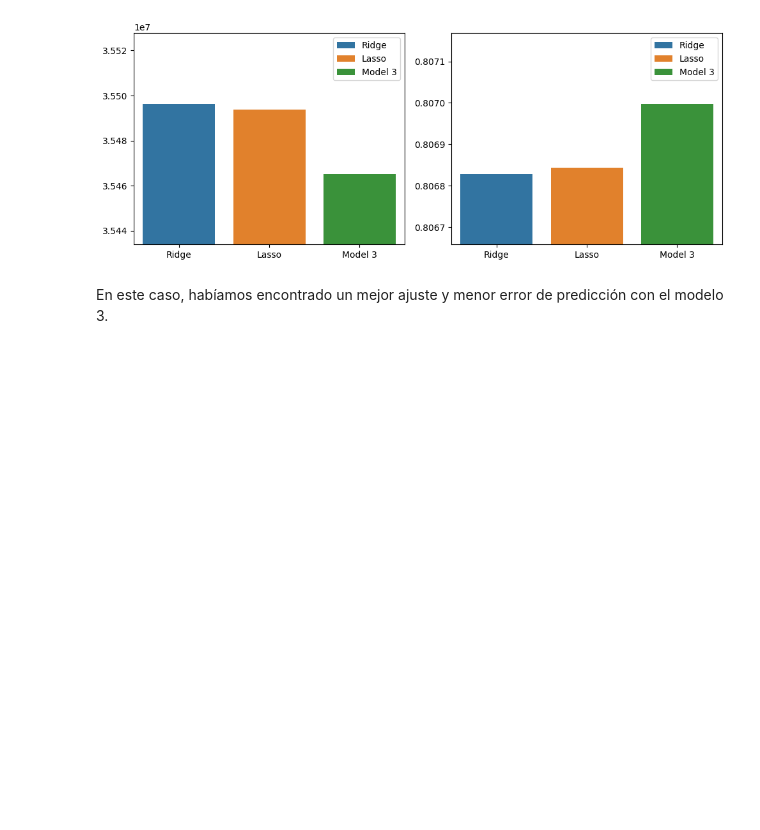
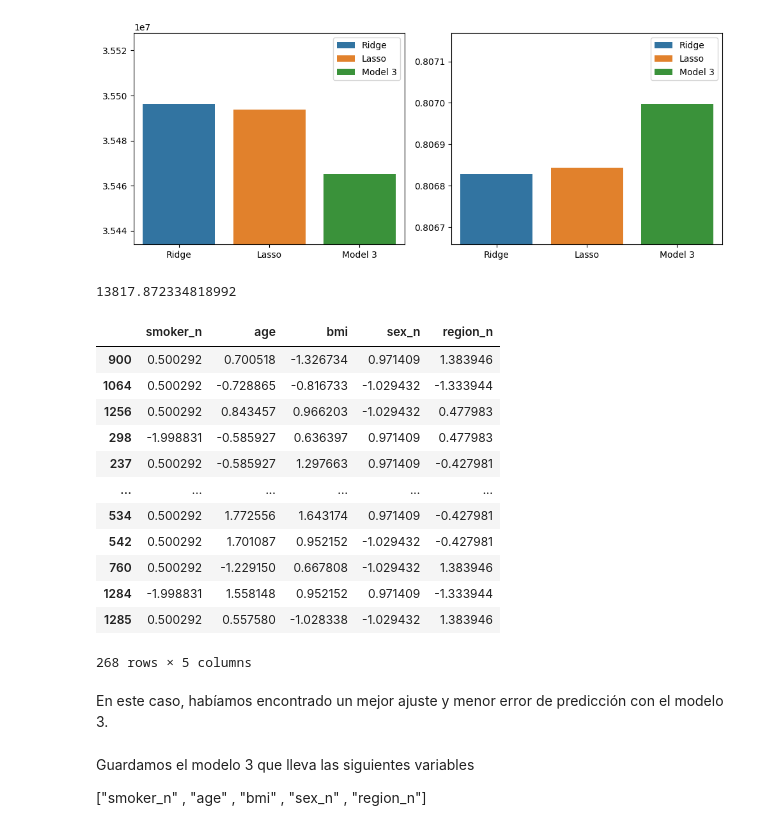
Before and after one commit to 4GeeksAcademy/Isa-Reg-Linear, a Jupyter notebook: src/explore.ipynb, the cells around one changed output. Cells and saved outputs as stored; diff of their text form; code cells hidden in the pictures; blank space fills up the shorter version.

```diff
--- a/src/explore.ipynb
+++ b/src/explore.ipynb
@@ -386,5 +411,29 @@ Coeficientes Modelo 3:, [-9236.73244303  3517.79778117  1890.03812167   -50.3049
    273.70586194]
  MSE:35465218.94
 [figure]
+# %%
+y_pred3.mean()
+# %% [output]
+13817.872334818992
+# %%
+X_test_norm[group_var3]
+# %% [output]
+|  | smoker_n | age | bmi | sex_n | region_n |
+| 900 | 0.500292 | 0.700518 | -1.326734 | 0.971409 | 1.383946 |
+| 1064 | 0.500292 | -0.728865 | -0.816733 | -1.029432 | -1.333944 |
+| 1256 | 0.500292 | 0.843457 | 0.966203 | -1.029432 | 0.477983 |
+| 298 | -1.998831 | -0.585927 | 0.636397 | 0.971409 | 0.477983 |
+| 237 | 0.500292 | -0.585927 | 1.297663 | 0.971409 | -0.427981 |
+| ... | ... | ... | ... | ... | ... |
+| 534 | 0.500292 | 1.772556 | 1.643174 | 0.971409 | -0.427981 |
+| 542 | 0.500292 | 1.701087 | 0.952152 | -1.029432 | -0.427981 |
+| 760 | 0.500292 | -1.229150 | 0.667808 | -1.029432 | 1.383946 |
+| 1284 | -1.998831 | 1.558148 | 0.952152 | 0.971409 | -1.333944 |
+| 1285 | 0.500292 | 0.557580 | -1.028338 | -1.029432 | 1.383946 |
+268 rows × 5 columns
 # %% [markdown]
 En este caso, habíamos encontrado un mejor ajuste y menor error de predicción con el modelo 3.
+# %% [markdown]
+Guardamos el modelo 3 que lleva las siguientes variables
+
+["smoker_n" , "age" , "bmi" , "sex_n" , "region_n"]
```
Also changed, not shown: parts of 7 cells of this notebook, 2 other files.
